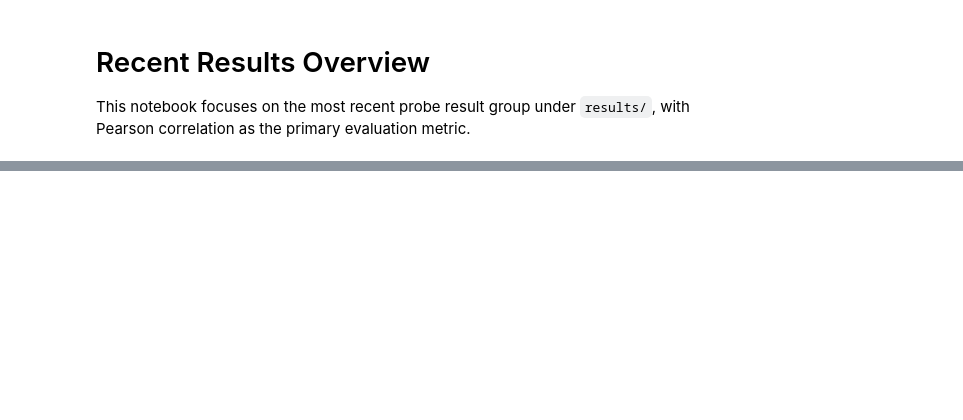
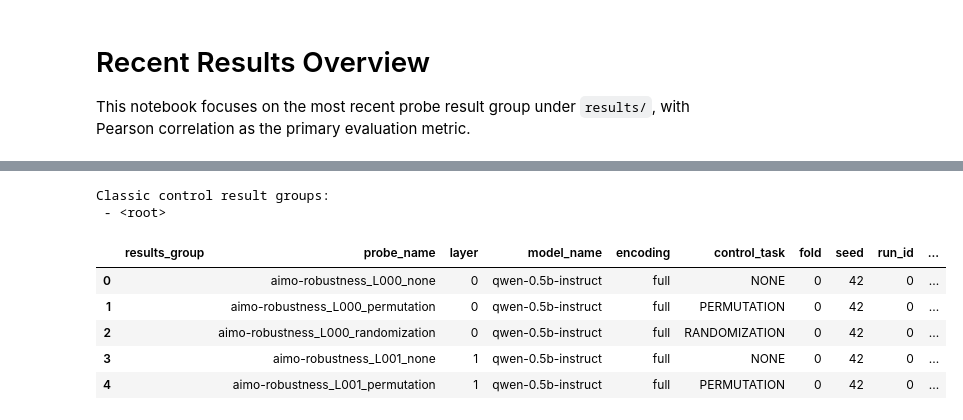
Before and after one commit to aimo-interp/baselines, a Jupyter notebook: notebooks/results_overview.ipynb, the cells around one changed output, grey strips where cells are left out. Cells and saved outputs as stored; diff of their text form; code cells hidden in the pictures; blank space fills up the shorter version.

```diff
--- a/notebooks/results_overview.ipynb
+++ b/notebooks/results_overview.ipynb
@@ -257,0 +309,22 @@ latest_runs.sort_values("full_test_pearson", ascending=False)[[
+# %%
+classic_controls = ["NONE", "RANDOMIZATION", "PERMUTATION"]
+classic_df = runs_df[runs_df["control_task"].isin(classic_controls)].copy()
+classic_groups = sorted(classic_df["results_group"].unique()) if not classic_df.empty else []
+
+if classic_df.empty:
+    print("No NONE/RANDOMIZATION/PERMUTATION runs found under results/.")
+else:
+    print("Classic control result groups:")
+    for group in classic_groups:
+        print(" -", group or "<root>")
+
+classic_df.head()
+# %% [output]
+Classic control result groups:
+ - <root>
+|  | results_group | probe_name | layer | model_name | encoding | control_task | fold | seed | run_id | ... |
+| 0 |  | aimo-robustness_L000_none | 0 | qwen-0.5b-instruct | full | NONE | 0 | 42 | 0 | ... |
+| 1 |  | aimo-robustness_L000_permutation | 0 | qwen-0.5b-instruct | full | PERMUTATION | 0 | 42 | 0 | ... |
+| 2 |  | aimo-robustness_L000_randomization | 0 | qwen-0.5b-instruct | full | RANDOMIZATION | 0 | 42 | 0 | ... |
+| 3 |  | aimo-robustness_L001_none | 1 | qwen-0.5b-instruct | full | NONE | 0 | 42 | 0 | ... |
+| 4 |  | aimo-robustness_L001_permutation | 1 | qwen-0.5b-instruct | full | PERMUTATION | 0 | 42 | 0 | ... |
```
Also changed, not shown: parts of 13 cells of this notebook, 1 other file.
